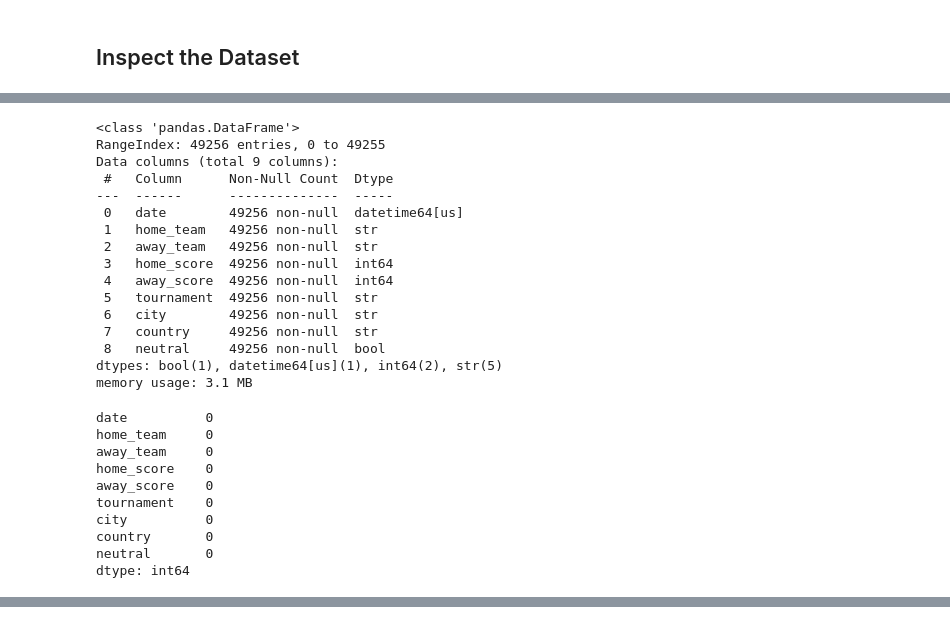
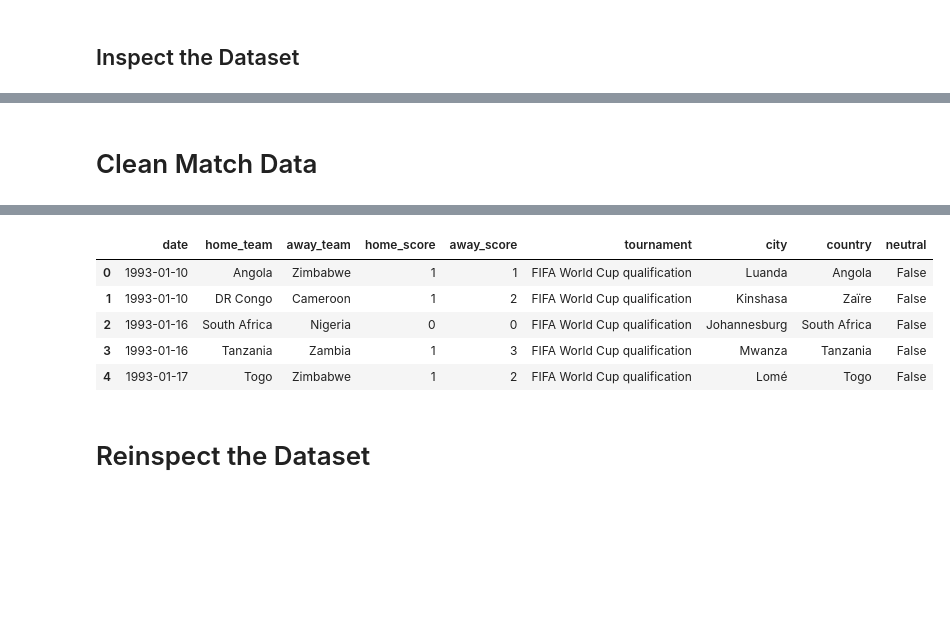
Before and after one commit to LooCodes/DS-UA-100-Final-Project, a Jupyter notebook: notebooks/01_data_cleaning.ipynb, the cells around one changed output, grey strips where cells are left out. Drawn from its saved outputs; the diff is of its cells as text; code cells hidden in the pictures; blank space fills up the shorter version.

```diff
--- a/notebooks/01_data_cleaning.ipynb
+++ b/notebooks/01_data_cleaning.ipynb
@@ -59,31 +100,24 @@ df['away_score'] = df['away_score'].astype(int)
-# %%
-df.info()
-df.describe()
-df.isnull().sum()
-# %% [output]
-<class 'pandas.DataFrame'>
-RangeIndex: 49256 entries, 0 to 49255
-Data columns (total 9 columns):
- #   Column      Non-Null Count  Dtype
----  ------      --------------  -----
- 0   date        49256 non-null  datetime64[us]
- 1   home_team   49256 non-null  str
- 2   away_team   49256 non-null  str
- 3   home_score  49256 non-null  int64
- 4   away_score  49256 non-null  int64
- 5   tournament  49256 non-null  str
- 6   city        49256 non-null  str
- 7   country     49256 non-null  str
- 8   neutral     49256 non-null  bool
-dtypes: bool(1), datetime64[us](1), int64(2), str(5)
-memory usage: 3.1 MB
-date          0
-home_team     0
-away_team     0
-home_score    0
-away_score    0
-tournament    0
-city          0
-country       0
-neutral       0
-dtype: int64
+# %% [markdown]
+# Clean Match Data
+# %%
+matches["date"] = pd.to_datetime(matches["date"])
+
+matches["home_team"] = matches["home_team"].str.strip()
+matches["away_team"] = matches["away_team"].str.strip()
+
+matches = matches.dropna(subset=["home_score", "away_score"]).copy()
+
+matches["home_score"] = matches["home_score"].astype(int)
+matches["away_score"] = matches["away_score"].astype(int)
+
+matches = matches[
+    (matches["date"] >= "1992-12-31") &
+    (matches["date"] <= "2024-06-20")
+].copy()
+
+matches = matches.sort_values("date").reset_index(drop=True)
+
+print("Cleaned matches shape:", matches.shape)
+print("Date range:", matches["date"].min(), "to", matches["date"].max())
+display(matches.head())
+# %% [output]
@@ -89,0 +126,8 @@ dtype: int64
+|  | date | home_team | away_team | home_score | away_score | tournament | city | country | neutral |
+| 0 | 1993-01-10 | Angola | Zimbabwe | 1 | 1 | FIFA World Cup qualification | Luanda | Angola | False |
+| 1 | 1993-01-10 | DR Congo | Cameroon | 1 | 2 | FIFA World Cup qualification | Kinshasa | Zaïre | False |
+| 2 | 1993-01-16 | South Africa | Nigeria | 0 | 0 | FIFA World Cup qualification | Johannesburg | South Africa | False |
+| 3 | 1993-01-16 | Tanzania | Zambia | 1 | 3 | FIFA World Cup qualification | Mwanza | Tanzania | False |
+| 4 | 1993-01-17 | Togo | Zimbabwe | 1 | 2 | FIFA World Cup qualification | Lomé | Togo | False |
+# %% [markdown]
+# Reinspect the Dataset
```
Also changed, not shown: parts of 35 cells of this notebook, 4 other files.
